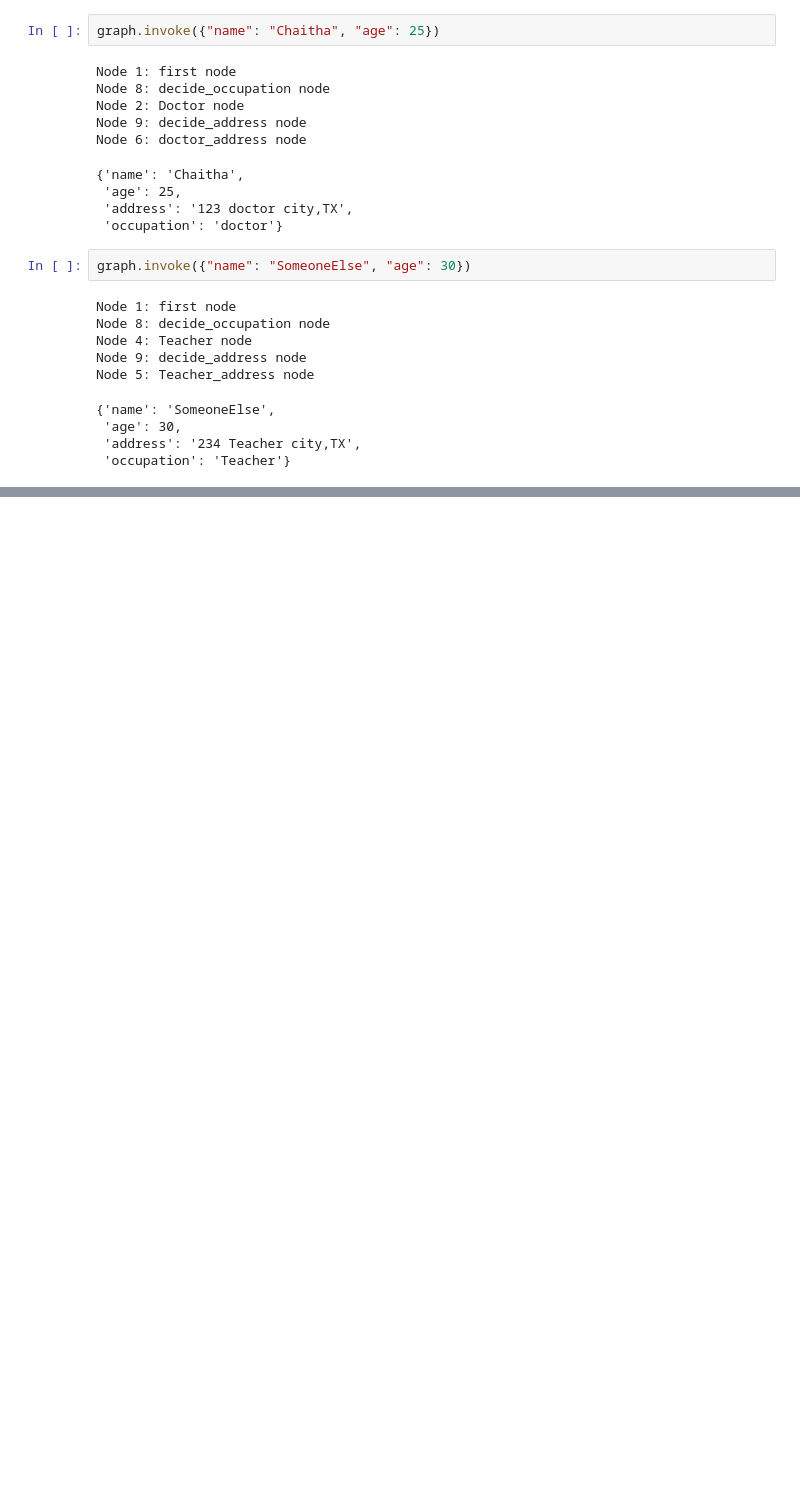
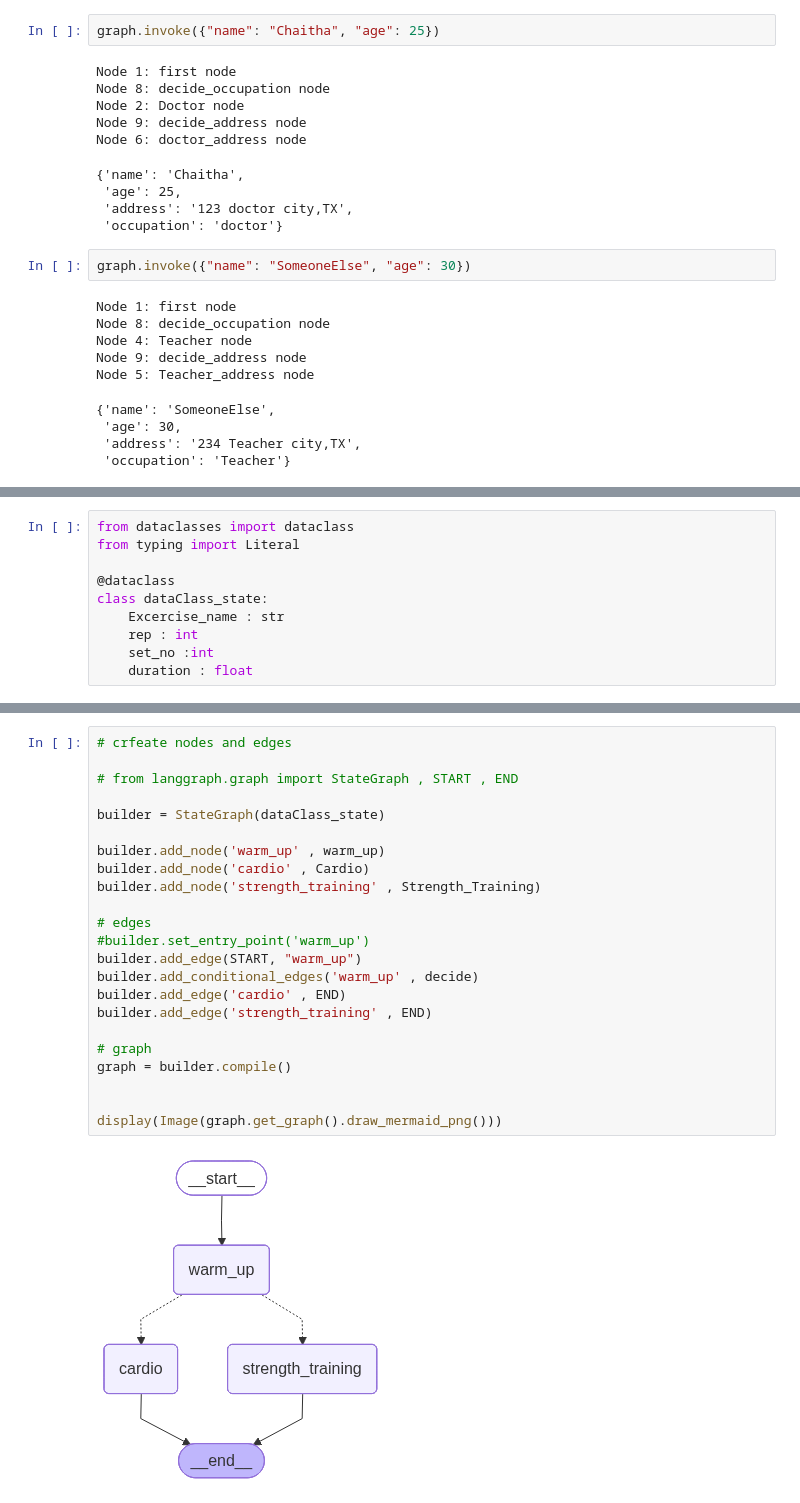
Before and after one commit to divya-gh/LangGraph-Course, a Jupyter notebook: Code/Lesson_2/state_schema.ipynb, the cells around one changed output, grey strips where cells are left out. Saved outputs shown, nothing was run; the diff lists cells and outputs as text; blank space fills up the shorter version.

```diff
--- a/Code/Lesson_2/state_schema.ipynb
+++ b/Code/Lesson_2/state_schema.ipynb
@@ -172,0 +176,10 @@ Node 5: Teacher_address node
+# %%
+from dataclasses import dataclass
+from typing import Literal
+
+@dataclass
+class dataClass_state:
+    Excercise_name : str
+    rep : int
+    set_no :int
+    duration : float
@@ -172,0 +218,25 @@ Node 5: Teacher_address node
+# %%
+# crfeate nodes and edges
+
+# from langgraph.graph import StateGraph , START , END
+
+builder = StateGraph(dataClass_state)
+
+builder.add_node('warm_up' , warm_up)
+builder.add_node('cardio' , Cardio)
+builder.add_node('strength_training' , Strength_Training)
+
+# edges
+#builder.set_entry_point('warm_up')
+builder.add_edge(START, "warm_up")
+builder.add_conditional_edges('warm_up' , decide)
+builder.add_edge('cardio' , END)
+builder.add_edge('strength_training' , END)
+
+# graph
+graph = builder.compile()
+
+
+display(Image(graph.get_graph().draw_mermaid_png()))
+# %% [output]
+[figure, added]
```
Also changed, not shown: parts of 5 cells of this notebook, 2 other files.
